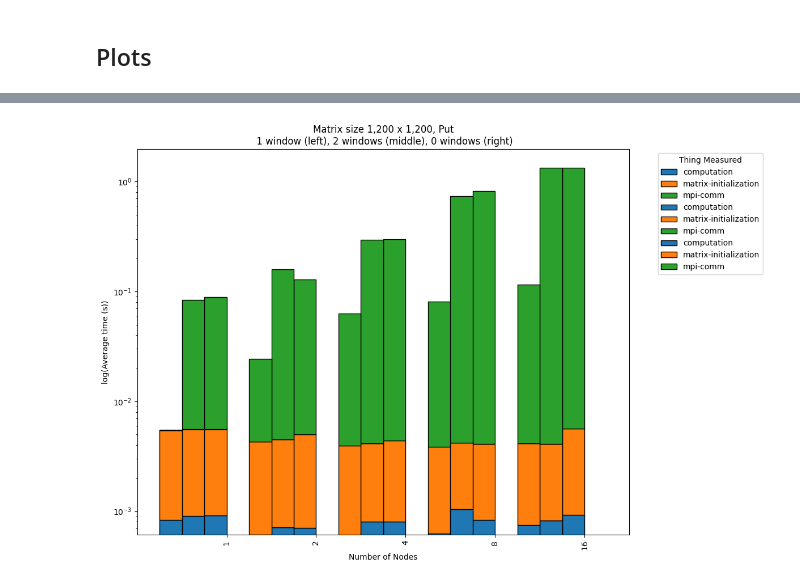
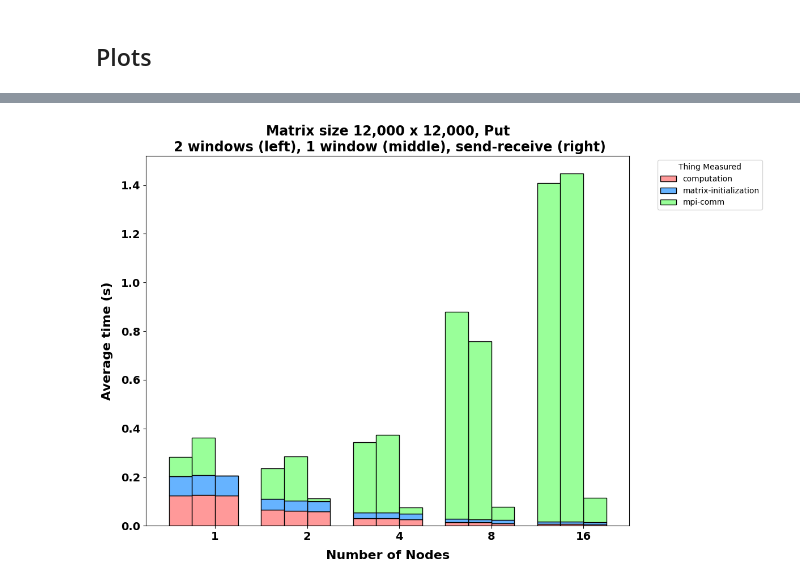
Before and after one commit to IsacPasianotto/Parallel-Programming-HPC, a Jupyter notebook: jacobi-one-side/plots/plots.ipynb, the cells around one changed output, grey strips where cells are left out. Cells and saved outputs as stored; diff of their text form; code cells hidden in the pictures.

```diff
--- a/jacobi-one-side/plots/plots.ipynb
+++ b/jacobi-one-side/plots/plots.ipynb
@@ -298,4 +8,4 @@ all_data_grouped.columns = ['size', 'what', 'nodes', 'windows', 'operation', 'ti
 # %%
-data = all_data_grouped
+data = pd.read_csv('all_data_grouped.csv')
 # %% [markdown]
 ## Plots
@@ -450,23 +172,14 @@ df_0_win = df_0_win[df_0_win['size'] == 1200]
 # %%
-pivot_1_win = df_1_win.pivot(index='nodes', columns='what', values='time')
-pivot_2_win = df_2_win.pivot(index='nodes', columns='what', values='time')
-pivot_0_win = df_0_win.pivot(index='nodes', columns='what', values='time')
+# same as above, but for 12k
+data_put = data[data['operation'] == 'put']
+data_put_12k = data_put[data_put['size'] == 12000]
+df_1_win_12k = data_put_12k[data_put_12k['windows'] == 1]
+df_2_win_12k = data_put_12k[data_put_12k['windows'] == 2]
+df_0_win_12k = data[data['windows'] == 0]
+df_0_win_12k = df_0_win_12k[df_0_win_12k['size'] == 12000]
 
-# Make 3 stackbar plots
-fig, ax = plt.subplots(1, 1, figsize=(12, 8))
-
-pivot_1_win.plot(kind='bar', stacked=True, ax=ax, width=0.25, position=1, edgecolor='black')
-pivot_2_win.plot(kind='bar', stacked=True, ax=ax, width=0.25, position=2, edgecolor='black')
-pivot_0_win.plot(kind='bar', stacked=True, ax=ax, width=0.25, position=3, edgecolor='black')
-
-plt.yscale('log')
-plt.xlim(-1, 4.5)
-plt.xlabel('Number of Nodes')
-plt.ylabel('log(Average time (s))')
-plt.title('Matrix size 1,200 x 1,200, Put\n 1 window (left), 2 windows (middle), 0 windows (right)')
-plt.legend(title='Thing Measured', bbox_to_anchor=(1.05, 1), loc='upper left')
-plt.tight_layout()
-plt.show()
+p6 = compare_windows(df_0_win_12k, df_1_win_12k, df_2_win_12k, title='Matrix size 12,000 x 12,000, Put\n 2 windows (left), 1 window (middle), send-receive (right)',  ylog=False)
+p6.show()
 # %% [output]
-[figure, old version]
+[figure, new version]
 # %%
```
Also changed, not shown: parts of 20 cells of this notebook, 17 other files.
